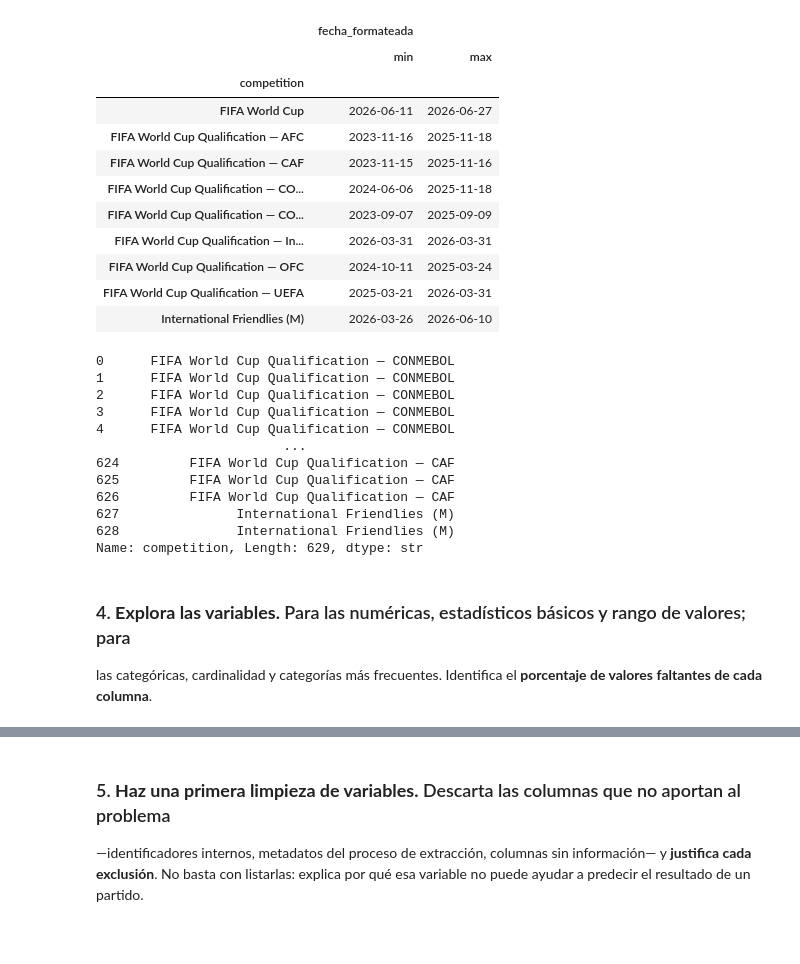
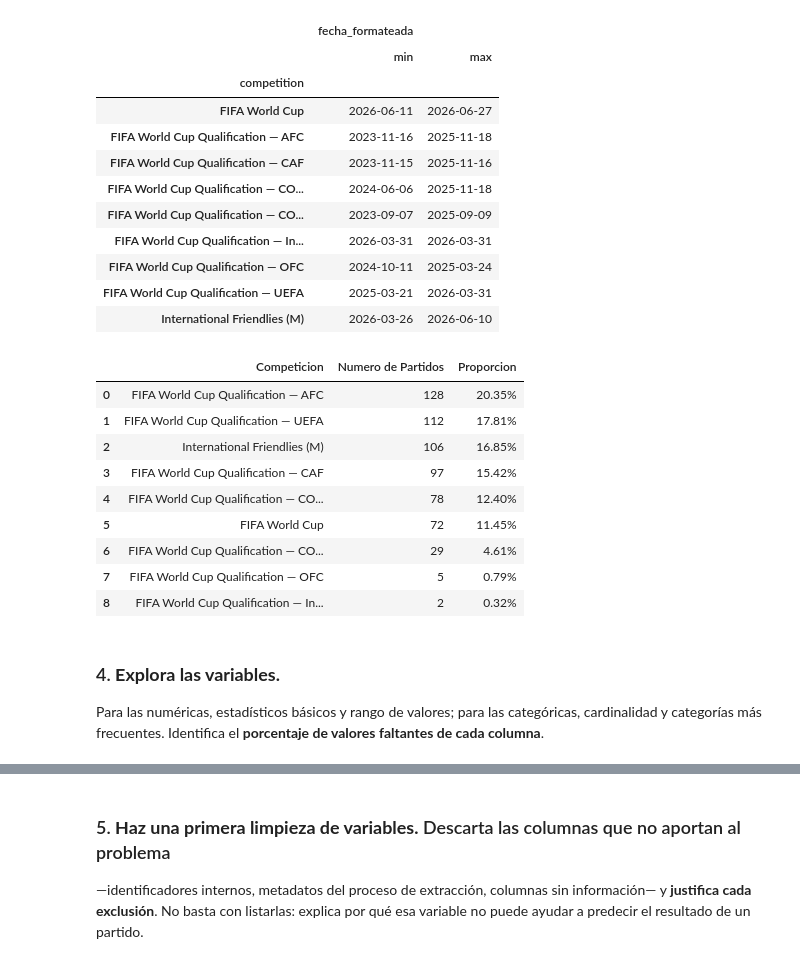
Before and after one commit to antobeni07/Parcial-1_Analitica, a Jupyter notebook: 01_Parcial_Mundial_2026.ipynb, the cells around one changed output, grey strips where cells are left out. Saved outputs shown, nothing was run; the diff lists cells and outputs as text; code cells hidden in the pictures; blank space fills up the shorter version.

```diff
--- a/01_Parcial_Mundial_2026.ipynb
+++ b/01_Parcial_Mundial_2026.ipynb
@@ -706,24 +698,22 @@ Fecha mas reciente: 2026-06-27 00:00:00
 | FIFA World Cup Qualification — UEFA | 2025-03-21 | 2026-03-31 |
 | International Friendlies (M) | 2026-03-26 | 2026-06-10 |
 # %%
-distribucion_competiciones = df_matches['competition'].value_counts()
-distribucion_competiciones['Partidos']
+distribucion_competiciones = df_matches['competition'].value_counts().reset_index()
+distribucion_competiciones.columns = ['Competicion', 'Numero de Partidos']
+distribucion_competiciones['Proporcion'] = (distribucion_competiciones['Numero de Partidos'] / distribucion_competiciones['Numero de Partidos'].sum() * 100).apply(lambda x: f"{x:.2f}%")
 
 distribucion_competiciones
 # %% [output]
-0      FIFA World Cup Qualification — CONMEBOL
-1      FIFA World Cup Qualification — CONMEBOL
-2      FIFA World Cup Qualification — CONMEBOL
-3      FIFA World Cup Qualification — CONMEBOL
-4      FIFA World Cup Qualification — CONMEBOL
-                        ...
-624         FIFA World Cup Qualification — CAF
-625         FIFA World Cup Qualification — CAF
-626         FIFA World Cup Qualification — CAF
-627               International Friendlies (M)
-628               International Friendlies (M)
-Name: competition, Length: 629, dtype: str
+|  | Competicion | Numero de Partidos | Proporcion |
+| 0 | FIFA World Cup Qualification — AFC | 128 | 20.35% |
+| 1 | FIFA World Cup Qualification — UEFA | 112 | 17.81% |
+| 2 | International Friendlies (M) | 106 | 16.85% |
+| 3 | FIFA World Cup Qualification — CAF | 97 | 15.42% |
+| 4 | FIFA World Cup Qualification — CO... | 78 | 12.40% |
+| 5 | FIFA World Cup | 72 | 11.45% |
+| 6 | FIFA World Cup Qualification — CO... | 29 | 4.61% |
+| 7 | FIFA World Cup Qualification — OFC | 5 | 0.79% |
+| 8 | FIFA World Cup Qualification — In... | 2 | 0.32% |
 # %% [markdown]
-### 4. **Explora las variables.** Para las numéricas, estadísticos básicos y rango de valores; para
-   las categóricas, cardinalidad y categorías más frecuentes. Identifica el **porcentaje de
-   valores faltantes de cada columna**.
+### 4. **Explora las variables.**
+Para las numéricas, estadísticos básicos y rango de valores; para las categóricas, cardinalidad y categorías más frecuentes. Identifica el **porcentaje de valores faltantes de cada columna**.
```
Also changed, not shown: parts of 7 cells of this notebook.
